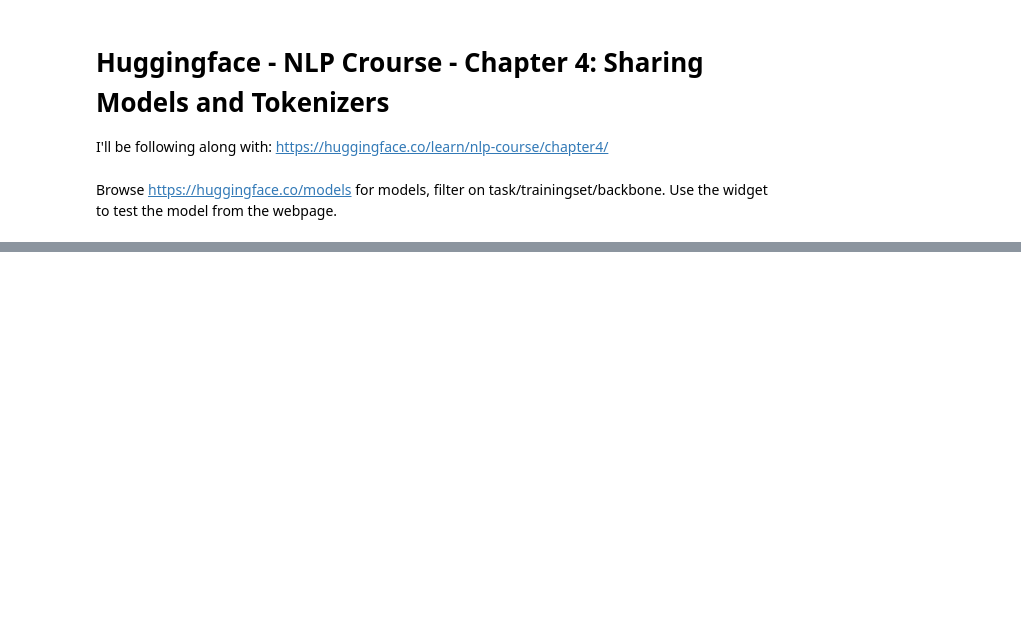
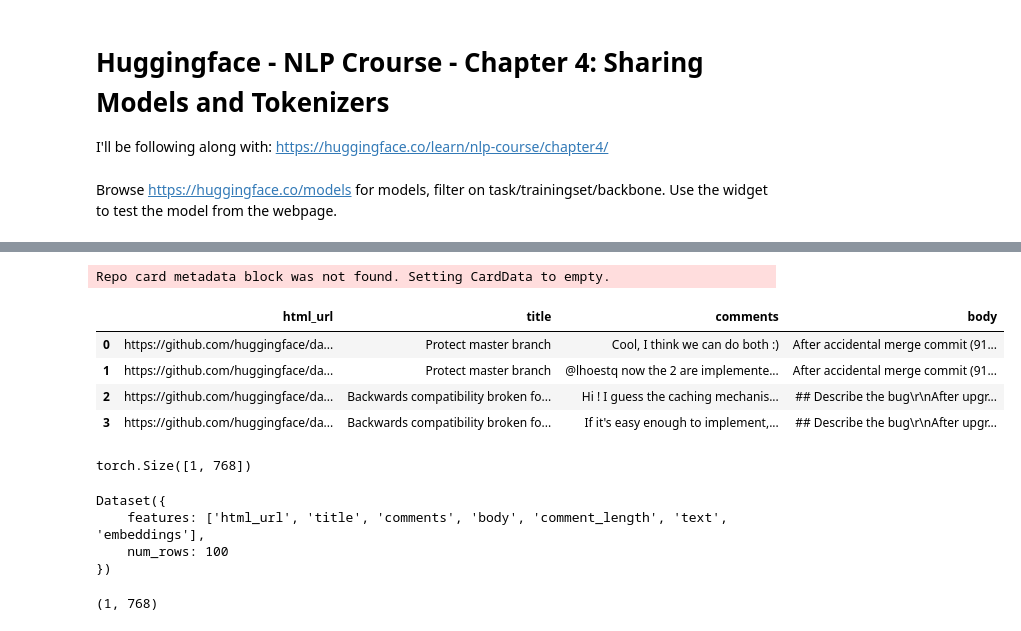
Before and after one commit to peluche/huggingface-NLP-course, a Jupyter notebook: huggingface-nlp-course.ipynb, the cells around one changed output, grey strips where cells are left out. Cells and saved outputs as stored; diff of their text form; code cells hidden in the pictures; blank space fills up the shorter version.

```diff
--- a/huggingface-nlp-course.ipynb
+++ b/huggingface-nlp-course.ipynb
@@ -661,0 +870,20 @@ Browse https://huggingface.co/models for models, filter on task/trainingset/back
+# %%
+from datasets import load_dataset
+
+issues_dataset = load_dataset('lewtun/github-issues', split='train')
+issues_dataset = issues_dataset.filter(lambda x: (x['is_pull_request'] == False and len(x['comments']) > 0))
+columns = issues_dataset.column_names
+columns_to_keep = ['title', 'body', 'html_url', 'comments']
+columns_to_remove = set(columns_to_keep).symmetric_difference(columns)
+issues_dataset = issues_dataset.remove_columns(columns_to_remove)
+issues_dataset.set_format('pandas')
+df = issues_dataset[:]
+comments_df = df.explode('comments', ignore_index=True)
+comments_df.head(4)
+# %% [output]
+Repo card metadata block was not found. Setting CardData to empty.
+|  | html_url | title | comments | body |
+| 0 | https://github.com/huggingface/da... | Protect master branch | Cool, I think we can do both :) | After accidental merge commit (91... |
+| 1 | https://github.com/huggingface/da... | Protect master branch | @lhoestq now the 2 are implemente... | After accidental merge commit (91... |
+| 2 | https://github.com/huggingface/da... | Backwards compatibility broken fo... | Hi ! I guess the caching mechanis... | ## Describe the bug\r\nAfter upgr... |
+| 3 | https://github.com/huggingface/da... | Backwards compatibility broken fo... | If it's easy enough to implement,... | ## Describe the bug\r\nAfter upgr... |
@@ -661,0 +907,27 @@ Browse https://huggingface.co/models for models, filter on task/trainingset/back
+# %%
+from transformers import AutoTokenizer, AutoModel
+import torch
+
+model_ckpt = 'sentence-transformers/multi-qa-mpnet-base-dot-v1'
+tokenizer = AutoTokenizer.from_pretrained(model_ckpt)
+model = AutoModel.from_pretrained(model_ckpt)
+
+# device = torch.device('cuda')
+# windows doesn't have faiss-gpu ...
+device = torch.device('cpu')
+
+model.to(device)
+
+def cls_pooling(model_output):
+    return model_output.last_hidden_state[:, 0]
+
+def get_embeddings(text_list):
+    encoded_input = tokenizer(text_list, padding=True, truncation=True, return_tensors='pt')
+    encoded_input = {k: v.to(device) for k, v in encoded_input.items()}
+    model_output = model(**encoded_input)
+    return cls_pooling(model_output)
+
+embedding = get_embeddings(comments_dataset['text'][0])
+embedding.shape
+# %% [output]
+torch.Size([1, 768])
@@ -661,0 +940,13 @@ Browse https://huggingface.co/models for models, filter on task/trainingset/back
+# %%
+embeddings_dataset.add_faiss_index(column='embeddings')
+# %% [output]
+Dataset({
+    features: ['html_url', 'title', 'comments', 'body', 'comment_length', 'text', 'embeddings'],
+    num_rows: 100
+})
+# %%
+question = 'How can I load a dataset offline?'
+question_embedding = get_embeddings([question]).cpu().detach().numpy()
+question_embedding.shape
+# %% [output]
+(1, 768)
```
Also changed, not shown: parts of 54 cells of this notebook.
